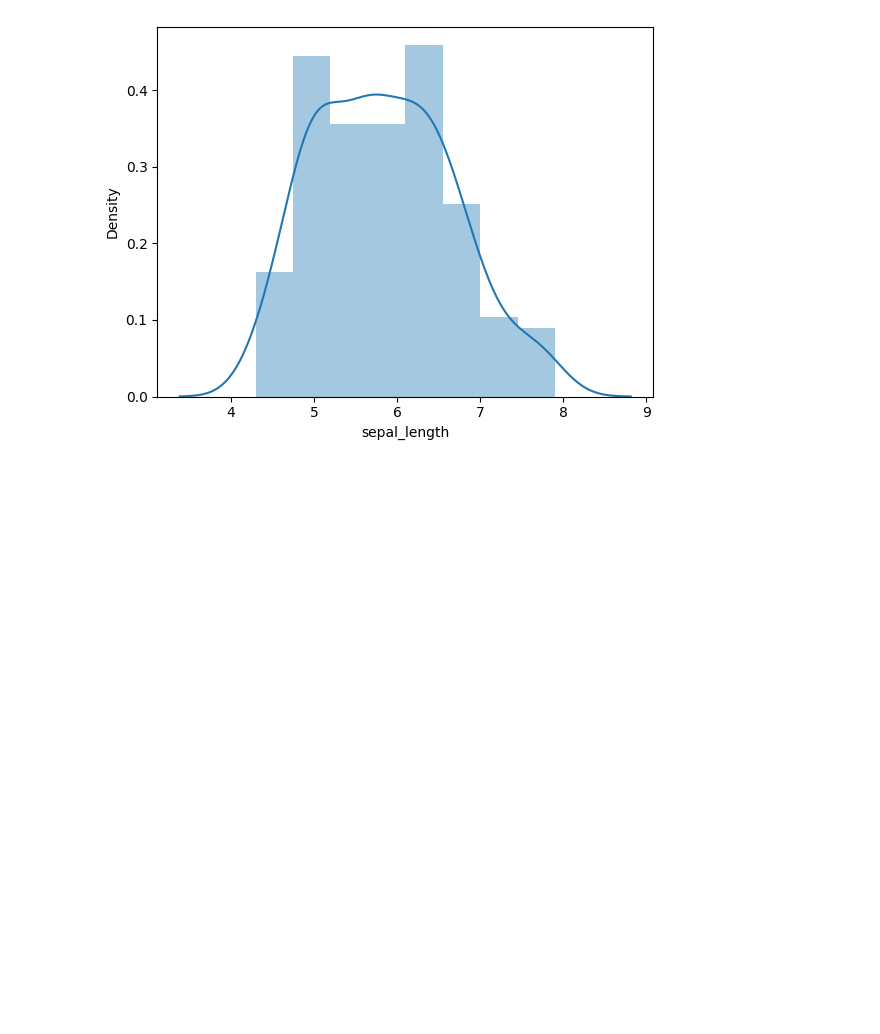
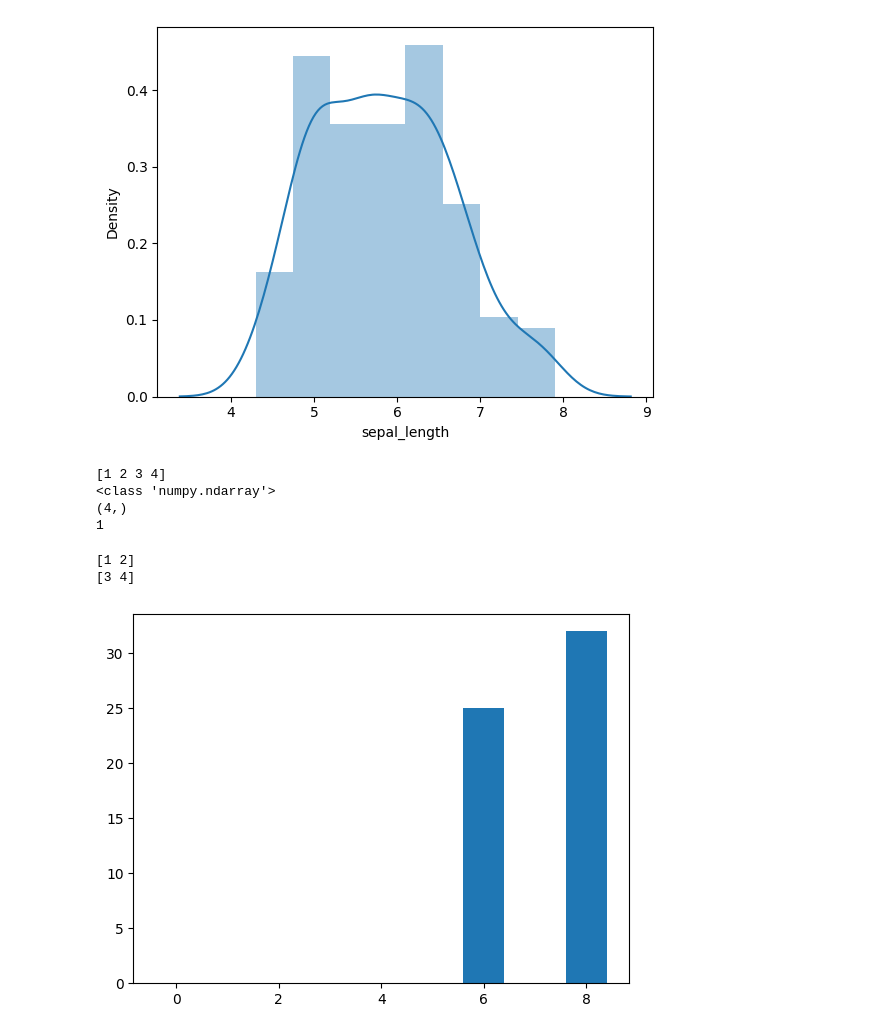
Before and after one commit to daemon-vxcky/MACHINE-LEARNING-COURSE-WORK, a Jupyter notebook: ML_Note_Book1.ipynb, the cells around one changed output. Cells and saved outputs as stored; diff of their text form; code cells hidden in the pictures; blank space fills up the shorter version.

```diff
--- a/ML_Note_Book1.ipynb
+++ b/ML_Note_Book1.ipynb
@@ -295,0 +298,27 @@ https://gist.github.com/mwaskom/de44147ed2974457ad6372750bbe5751
+# %%
+arr = np.array([1,2,3,4])
+print(arr)
+print(type(arr))
+print(arr.shape)
+print(arr.ndim)
+# %% [output]
+[1 2 3 4]
+<class 'numpy.ndarray'>
+(4,)
+1
+# %%
+print(arr[:2])
+print(arr[2:])
+# %% [output]
+[1 2]
+[3 4]
+# %%
+import matplotlib.pyplot as plt
+
+xpoints=np.array([0,6,8])
+ypoints=np.array([0,25,32])
+
+plt.bar(xpoints,ypoints)
+plt.show()
+# %% [output]
+[figure, added]
```
Also changed, not shown: parts of 5 cells of this notebook.
